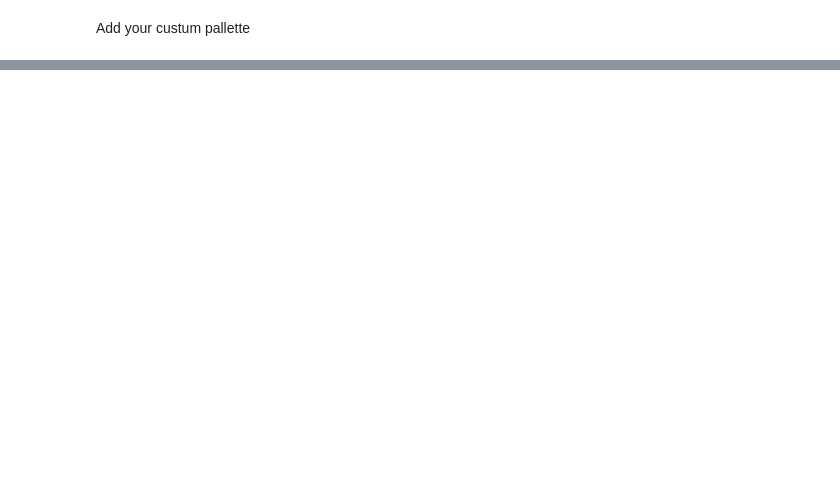
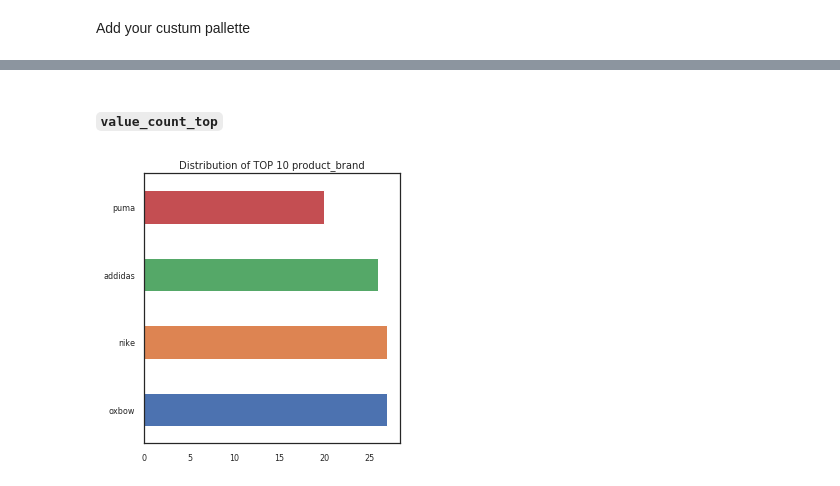
Before and after one commit to datascienceisrael/python3-dsgutils, a Jupyter notebook: examples.ipynb, the cells around one changed output, grey strips where cells are left out. Cells and saved outputs as stored; diff of their text form; code cells hidden in the pictures; blank space fills up the shorter version.

```diff
--- a/examples.ipynb
+++ b/examples.ipynb
@@ -133,0 +144,15 @@ display(display_df)
+# %%
+import random
+product_name_list = ['basket', 'tee-shirt', 'short']*100
+product_brand_list = ['nike', 'addidas', 'puma', 'oxbow']*100
+df_prod = pd.DataFrame(np.transpose([np.round(np.random.rand(100)*10),
+                                     np.round(np.random.rand(100)*3),
+                                     np.round(np.random.rand(100)*45),
+                                     np.round(np.random.rand(100)*30),
+                                     random.sample(product_name_list, k = 100),
+                                     random.sample(product_brand_list, k = 100)
+                                     ]),
+                       columns=['product_id', 'store_id', 'customer_id', 'day_id', 'product_name', 'product_brand'])
+
+
+df_prod.head(10)
@@ -270,0 +318,6 @@ ax.set(title='My Stacked Bar Plot');
+# %% [markdown]
+#### `value_count_top`
+# %%
+dsgutils.pd.viz.value_count_top(df_prod, ['product_brand'], save_plot = False, path_dir = None, top = 10 )
+# %% [output]
+[figure, added]
```
Also changed, not shown: parts of 52 cells of this notebook, 3 other files.
